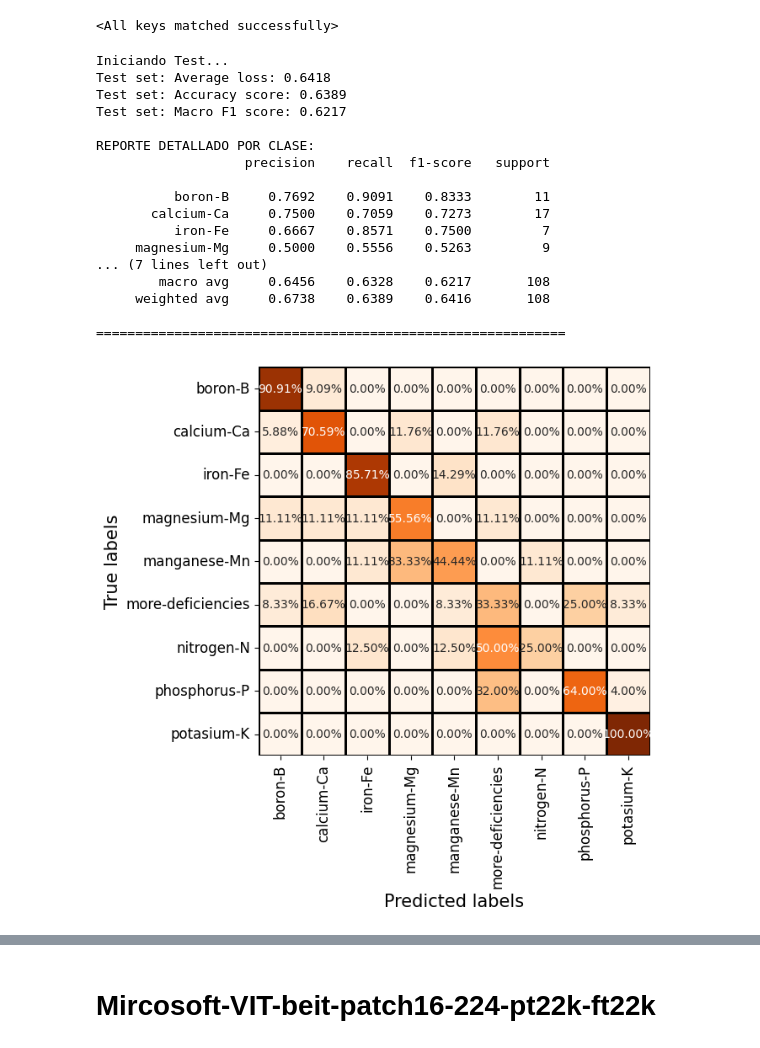
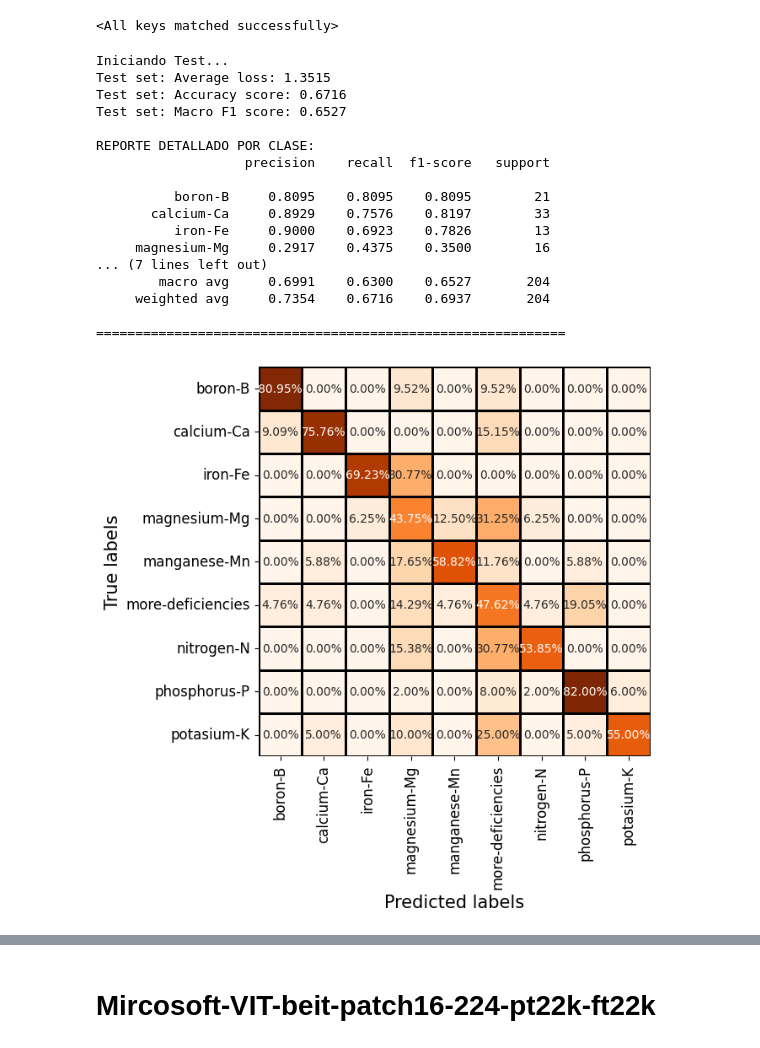
Before and after one commit to FernandoMcv/plant-disease-vision-transformers, a Jupyter notebook: notebooks/vision_transformers_finetuning.ipynb, the cells around one changed output, grey strips where cells are left out. Saved outputs shown, nothing was run; the diff lists cells and outputs as text; code cells hidden in the pictures.

```diff
--- a/notebooks/vision_transformers_finetuning.ipynb
+++ b/notebooks/vision_transformers_finetuning.ipynb
@@ -1980,6 +2005,30 @@ WARNING:huggingface_hub.utils._http:Warning: You are sending unauthenticated req
 # %%
-dm = DataModule(model_cnn.get_mean_std(), img_size = img_size, batch_size=batch_size, train_dir = train_dir, valid_dir=valid_dir, test_dir=test_dir )
+dm = DataModule(model_cnn.get_mean_std(), img_size = img_size, batch_size=batch_size, train_dir = train_dir, valid_dir=valid_dir)
 dm.setup()
 train_loader = dm.train_dataloader()
 valid_loader = dm.val_dataloader()
-test_loader = dm.test_dataloader()
+#test_loader = dm.test_dataloader()
+# %%
+# =================================================================
+# CÁLCULO DE PESOS
+# =================================================================
+# 1. Extraemos las etiquetas usando tu variable 'dm'
+etiquetas_train = dm.traindata.targets
+
+# 2. Contamos cuántas imágenes hay por clase y aplicamos la fórmula
+conteo_clases = torch.bincount(torch.tensor(etiquetas_train))
+total_muestras = len(etiquetas_train)
+num_clases = len(conteo_clases)
+
+pesos_clases = total_muestras / (num_clases * conteo_clases.float())
+pesos_tensor = pesos_clases.to(device).float()
+
+
+print("="*50)
+print(f"⚖️ Pesos matemáticos calculados para las {num_clases} clases:")
+print(pesos_tensor)
+print("="*50)
+
+# 3 CRITERION CON PESOS INYECTADOS
+#criterion = nn.CrossEntropyLoss(weight=pesos_tensor, label_smoothing=0.1).to(device)
+criterion = nn.CrossEntropyLoss(weight=pesos_tensor).to(device)
@@ -2070,25 +2126,25 @@ model_sv.load_state_dict(torch.load(path))
 # %% [output]
 <All keys matched successfully>
 # %%
-loader = test_loader
-labels = list(dm.testdata.class_to_idx.keys())
+loader = valid_loader
+labels = list(dm.validdata.class_to_idx.keys())
 y_pred, y_true = test(model_sv, criterion, device, loader, labels)
 # %% [output]
 Iniciando Test...
-Test set: Average loss: 0.6418
-Test set: Accuracy score: 0.6389
-Test set: Macro F1 score: 0.6217
+Test set: Average loss: 1.3515
+Test set: Accuracy score: 0.6716
+Test set: Macro F1 score: 0.6527
 
 REPORTE DETALLADO POR CLASE:
                    precision    recall  f1-score   support
 
-          boron-B     0.7692    0.9091    0.8333        11
-       calcium-Ca     0.7500    0.7059    0.7273        17
-          iron-Fe     0.6667    0.8571    0.7500         7
-     magnesium-Mg     0.5000    0.5556    0.5263         9
+          boron-B     0.8095    0.8095    0.8095        21
+       calcium-Ca     0.8929    0.7576    0.8197        33
+          iron-Fe     0.9000    0.6923    0.7826        13
+     magnesium-Mg     0.2917    0.4375    0.3500        16
 ... (7 lines left out)
-        macro avg     0.6456    0.6328    0.6217       108
-     weighted avg     0.6738    0.6389    0.6416       108
+        macro avg     0.6991    0.6300    0.6527       204
+     weighted avg     0.7354    0.6716    0.6937       204
 
 ============================================================
 # %%
@@ -2098,20 +2154,20 @@ tot = np.sum(cm, axis=1)
 cm_porc = np.divide(cm, np.reshape(tot, (-1,1)))
 # %%
 #@title Matriz de confusión en porcentajes
-labels =list(dm.testdata.class_to_idx.keys())
+labels =list(dm.validdata.class_to_idx.keys())
 # Calculate confusion matrix
 #confusion_matrix = sk_metrics.confusion_matrix(y_true, y_pred)
 df_confusion_matrix = pd.DataFrame(cm_porc, index=labels, columns=labels)
 
 # Show confusion matrix
 plt.figure(figsize=(6, 6))
 sn.heatmap(df_confusion_matrix, annot=True, cbar=False, cmap='Oranges', linewidths=1, linecolor='black', fmt=".2%")
 plt.xlabel('Predicted labels', fontsize=15)
 plt.xticks(fontsize=12)
 plt.ylabel('True labels', fontsize=15)
 plt.yticks(fontsize=12);
 # %% [output]
-[figure, old version]
+[figure, new version]
 # %%
 report = classification_report(y_true, y_pred, target_names=labels, output_dict=True)
 print(classification_report(y_true, y_pred, target_names=labels))
```
Also changed, not shown: parts of 10 cells of this notebook.
